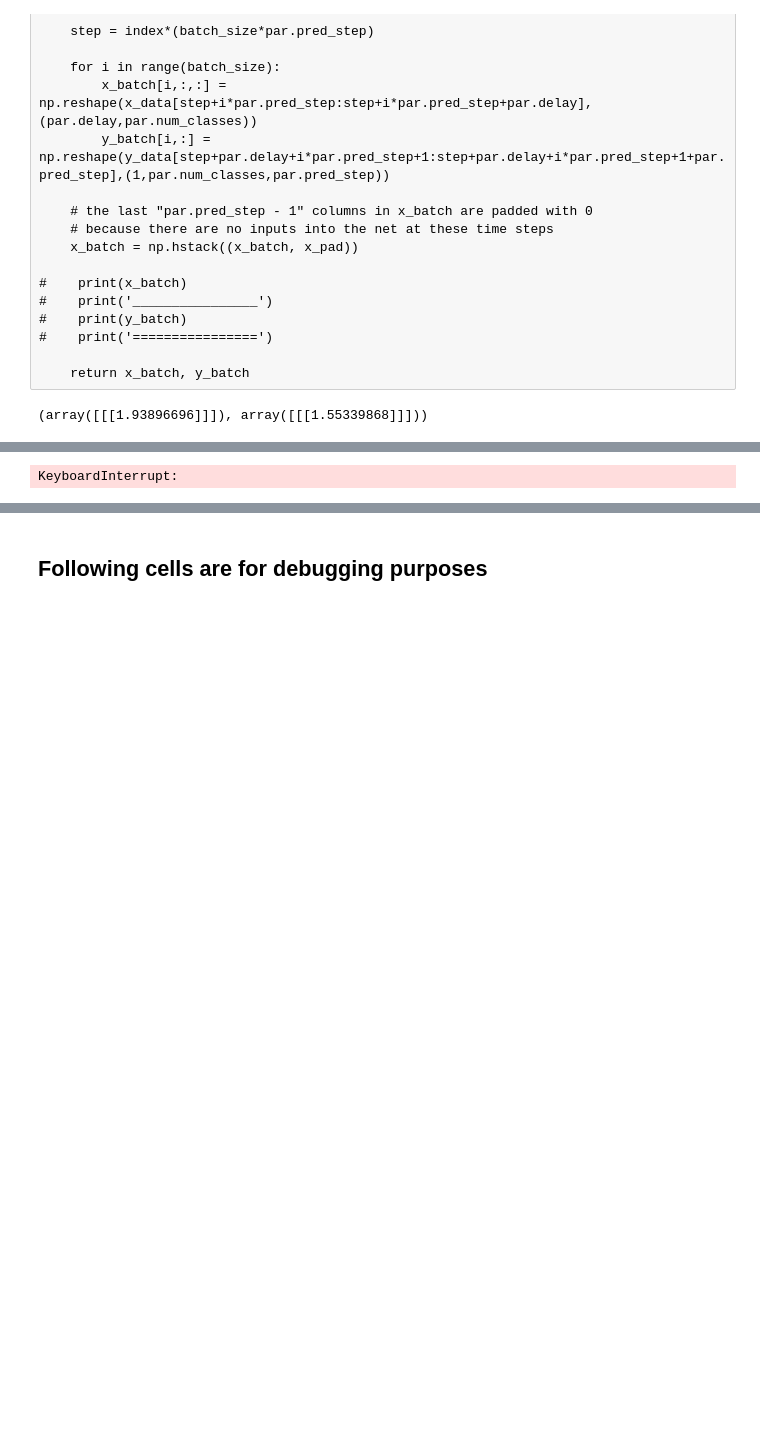
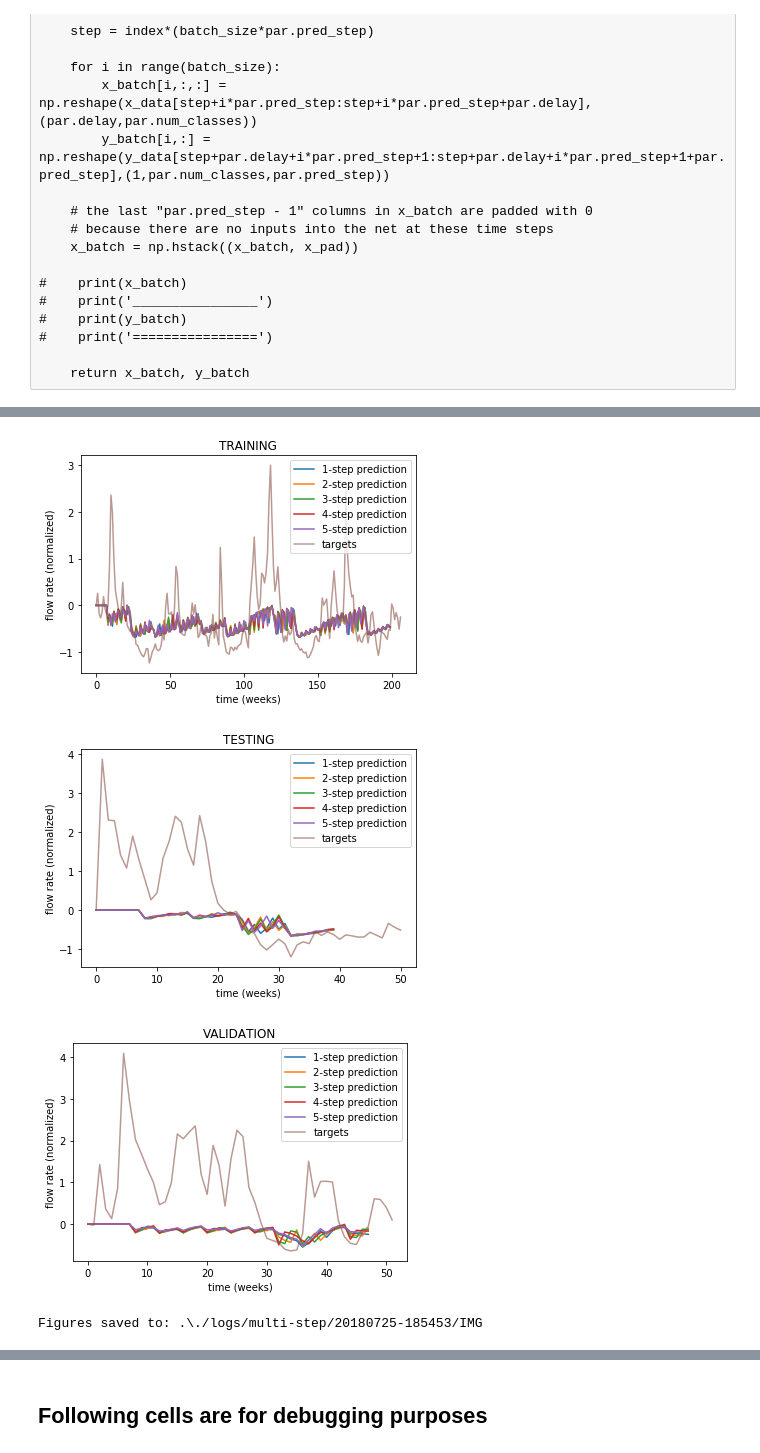
Before and after one commit to vejvarm/RNNs, a Jupyter notebook: LSTMs for River Flow/GPU_LSTM_for_predicting_river_flow.ipynb, the cells around one changed output, grey strips where cells are left out. Saved outputs shown, nothing was run; the diff lists cells and outputs as text; code cells hidden in the pictures; blank space fills up the shorter version.

Commit message:
working on plotting and debugging
the prediction algorithm has a mistake somewhere, causing the i-step predictions to pe interrelated

```diff
--- a/LSTMs for River Flow/GPU_LSTM_for_predicting_river_flow.ipynb
+++ b/LSTMs for River Flow/GPU_LSTM_for_predicting_river_flow.ipynb
@@ -467,9 +467,11 @@ def create_batch(x_data,y_data,batch_size,index):
     x_pad = np.zeros([batch_size,par.pred_step-1,par.input_size])
     y_batch = np.zeros([batch_size,par.num_classes,par.pred_step])
 
+    step = index*batch_size
+
     for i in range(batch_size):
-        x_batch[i,:,:] = np.reshape(x_data[index+i:index+i+par.delay],(par.delay,par.num_classes))
-        y_batch[i,:] = np.reshape(y_data[index+i+par.delay+1:index+i+par.delay+1+par.pred_step],(1,par.num_classes,par.pred_step))
+        x_batch[i,:,:] = np.reshape(x_data[step+i:step+i+par.delay],(par.delay,par.num_classes))
+        y_batch[i,:] = np.reshape(y_data[step+i+par.delay+1:step+i+par.delay+1+par.pred_step],(1,par.num_classes,par.pred_step))
 #        x_batch[i,:,:] = np.reshape(x_data[index+i:index+i+par.delay],(par.delay,par.num_classes))
 #        y_batch[i,:] = np.reshape(y_data[index+i+par.delay:index+i+par.delay+par.pred_step],(1,par.num_classes,par.pred_step))
 
@@ -483,16 +485,6 @@ def create_batch(x_data,y_data,batch_size,index):
 #    print('================')
 
     return x_batch, y_batch
-# %%
-par.delay = 1
-par.pred_step = 1
-batch_size = 1
-index = 101
-test = create_batch(x_data=x_train,y_data=y_train,batch_size=batch_size,index=index)
-
-print(test)
-# %% [output]
-(array([[[1.93896696]]]), array([[[1.55339868]]]))
 # %%
 def run_model(inputs,labels,batch_size,save=False,train=False):
     """
@@ -513,8 +505,9 @@ def run_model(inputs,labels,batch_size,save=False,train=False):
     prefix = ""
 
     # number of batches == number of iterations to go through the whole dataset once
-    n_batches = (len(inputs)-par.delay-2)//(batch_size*par.pred_step)
-    remainder = (len(inputs)-par.delay-2)%(batch_size*par.pred_step)
+#    n_batches = (len(inputs)-par.delay-2)//(batch_size*par.pred_step)
+#    remainder = (len(inputs)-par.delay-2)%(batch_size*par.pred_step)
+    n_batches = (len(inputs)-par.delay-par.pred_step)//batch_size
 
     for i in range(n_batches):
         # get batch of data
@@ -524,7 +517,6 @@ def run_model(inputs,labels,batch_size,save=False,train=False):
 #        else:
         # batches before last
         x_batch, y_batch = create_batch(inputs,labels,batch_size,i)
-
 
         # dropout at training
         if par.dropout:
@@ -765,18 +757,6 @@ _____________________________________________'''.format(now.strftime("%Y%m%d-%H%
     prediction_test = np.array(prediction_list_test)
     prediction_validation = np.array(prediction_list_validation)
 
-    print(np.shape(prediction_train))
-
-    prediction_train = np.pad(prediction_train,pad_width=((par.delay,0))
-                              ,mode='constant',constant_values=0) # pad with "par.delay" zeros at the start of first dimension
-    prediction_test = np.pad(prediction_test,pad_width=((par.delay,0))
-                             ,mode='constant',constant_values=0) # pad with "par.delay" zeros at the start of first dimension
-    prediction_validation = np.pad(prediction_validation,pad_width=((par.delay,0))
-                             ,mode='constant',constant_values=0) # pad with "par.delay" zeros at the start of first dimension
-
-    print(np.shape(prediction_train))
-
-
     def denormalize(labels):
         """
         Denormalize target values from interval (-1,1) to original values
@@ -795,20 +775,50 @@ _____________________________________________'''.format(now.strftime("%Y%m%d-%H%
     y_test_denorm = denormalize(y_test)
     y_validation_denorm = denormalize(y_validation)
 
+    def split_by_pred_step(raw_predictions):
+        """
+        split the predictions to pred_step separate time-series
+
+        :param raw_predictions: the resulting prediction values from the neural net
+        :return: a list of pred_step time-series of i-step predictions
+        """
+        prediction_list = [raw_predictions[i::par.pred_step] for i in range(par.pred_step)]
+
+        return prediction_list
+
+    def pad_by_delay(ts_list):
+        """
+        pad the time series with delay zeroes at the beginning
+
+        :param ts_list: the list of time series that are to be padded with zeroes
+        :return: list of padded time-series
+        """
+
+        return [np.pad(time_series,pad_width=((par.delay,0))
+                                  ,mode='constant',constant_values=0)
+                for time_series in ts_list] # pad with "par.delay" zeros at the start of first dimension
 
     # Plot the results
-    def plot_results(predictions, targets, selected_data):
+    def plot_results(raw_predictions, targets, selected_data):
         """
         plot the predictions and target values to one figure
 
-        :param predictions: the predicted values from the net
+        :param raw_predictions: the resulting prediction values from the neural net
         :param targets: the actual values of the time series
         :param selected_data: selector of input data (1 == Elbe flow, 2 == Saugeen flow)
         :return: plot of predictions and target values
         """
-        plt.plot(predictions)
+
+        prediction_list = split_by_pred_step(raw_predictions)  # split
+        prediction_list = pad_by_delay(prediction_list)        # pad with zeroes
+
+        for prediction in prediction_list:
+            plt.plot(prediction)
         plt.plot(targets, alpha=0.6)
-        plt.legend(['predictions', 'targets'])
+
+        leg = ['{}-step prediction'.format(i+1) for i in range(par.pred_step)]
+        leg.append('targets')
+        plt.legend(leg)
         if selected_data == 1:
             plt.xlabel('time (weeks)')
             plt.ylabel('flow rate (normalized)')
@@ -856 +871,4 @@ ____________________________
+[figure, added]
+[figure, added]
+[figure, added]
-KeyboardInterrupt:
+Figures saved to: .\./logs/multi-step/20180725-185453/IMG
```
Also changed, not shown: parts of 13 cells of this notebook, 35 other files.
